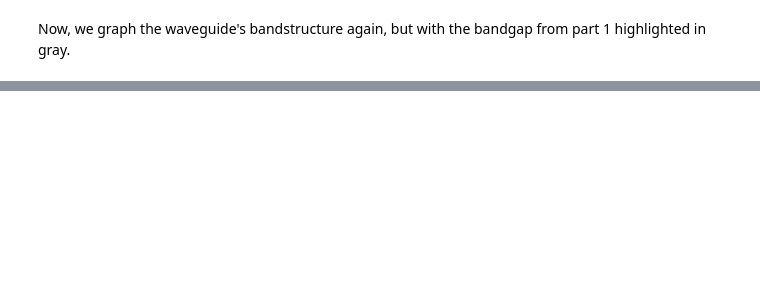
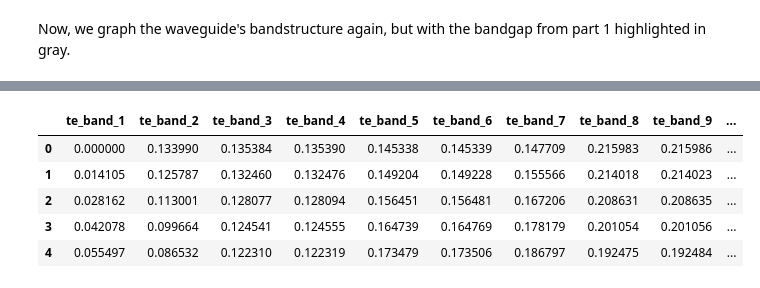
Before and after one commit to anthony-zhou/waveguide, a Jupyter notebook: bandstructure.ipynb, the cells around one changed output, grey strips where cells are left out. Saved outputs shown, nothing was run; the diff lists cells and outputs as text; code cells hidden in the pictures; blank space fills up the shorter version.

```diff
--- a/bandstructure.ipynb
+++ b/bandstructure.ipynb
@@ -161,0 +162,9 @@ plt.show()
+# %%
+te_bands.head()
+# %% [output]
+|  | te_band_1 | te_band_2 | te_band_3 | te_band_4 | te_band_5 | te_band_6 | te_band_7 | te_band_8 | te_band_9 | ... |
+| 0 | 0.000000 | 0.133990 | 0.135384 | 0.135390 | 0.145338 | 0.145339 | 0.147709 | 0.215983 | 0.215986 | ... |
+| 1 | 0.014105 | 0.125787 | 0.132460 | 0.132476 | 0.149204 | 0.149228 | 0.155566 | 0.214018 | 0.214023 | ... |
+| 2 | 0.028162 | 0.113001 | 0.128077 | 0.128094 | 0.156451 | 0.156481 | 0.167206 | 0.208631 | 0.208635 | ... |
+| 3 | 0.042078 | 0.099664 | 0.124541 | 0.124555 | 0.164739 | 0.164769 | 0.178179 | 0.201054 | 0.201056 | ... |
+| 4 | 0.055497 | 0.086532 | 0.122310 | 0.122319 | 0.173479 | 0.173506 | 0.186797 | 0.192475 | 0.192484 | ... |
```
Also changed, not shown: parts of 5 cells of this notebook, 2 other files.
